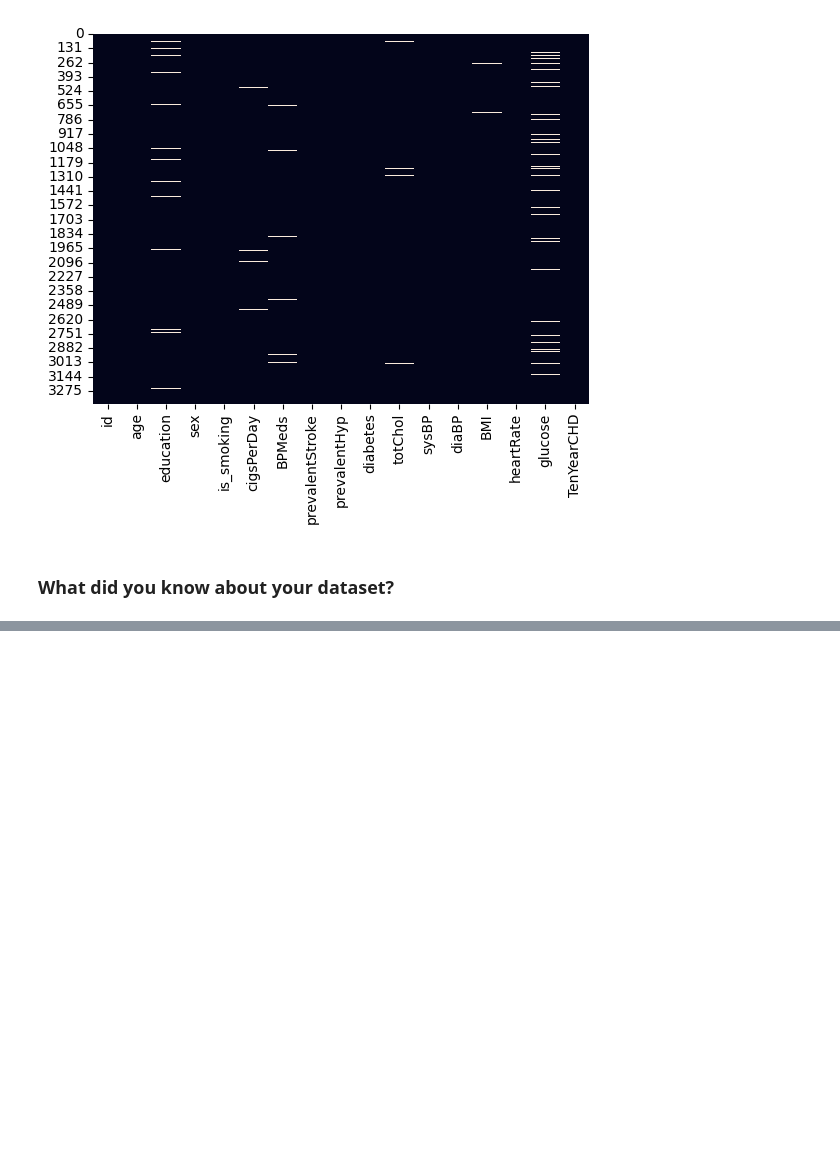
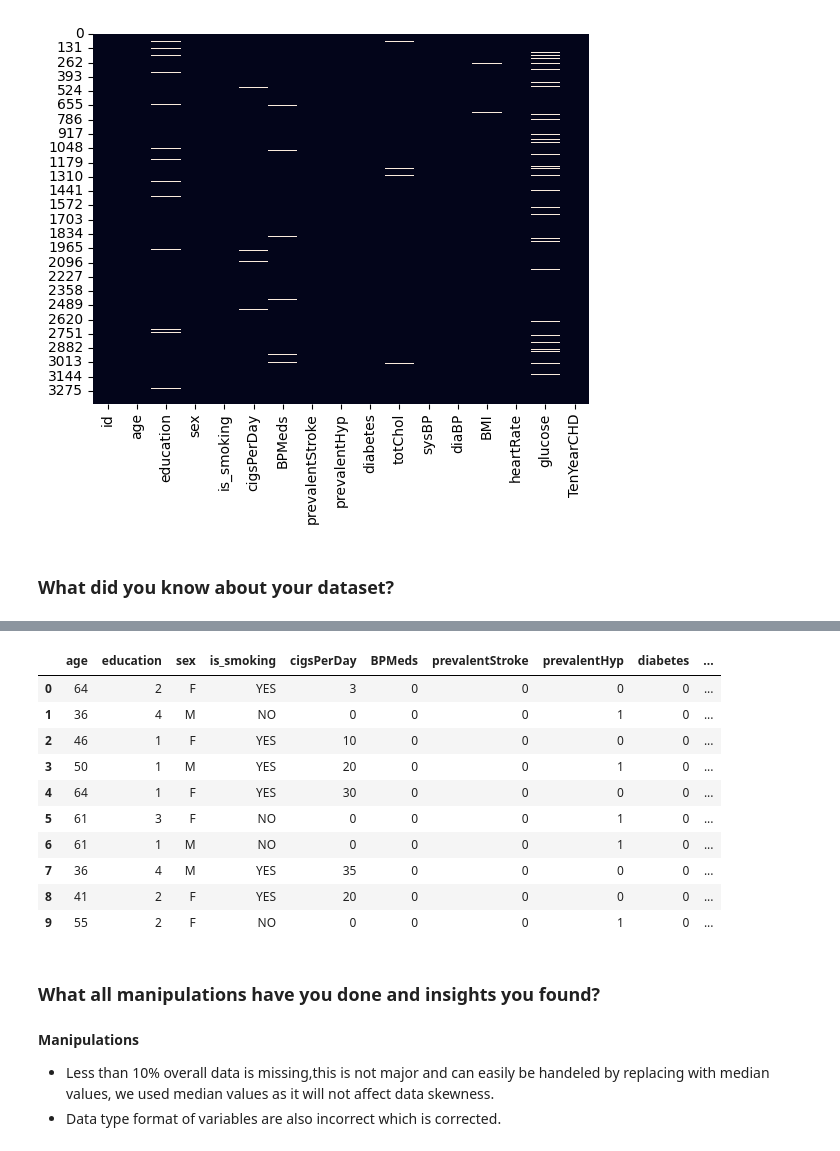
Before and after one commit to Rajat-Sri/Capstone-3-Cardiovascular-Risk-Prediction, a Jupyter notebook: Cardiovascular_Risk_Prediction.ipynb, the cells around one changed output, grey strips where cells are left out. Saved outputs shown, nothing was run; the diff lists cells and outputs as text; code cells hidden in the pictures; blank space fills up the shorter version.

```diff
--- a/Cardiovascular_Risk_Prediction.ipynb
+++ b/Cardiovascular_Risk_Prediction.ipynb
@@ -185,0 +285,12 @@ sns.heatmap(dataset.isnull(), cbar=False)
+# %%
+# Write your code to make your dataset analysis ready.
+
+# Create a copy of the current dataset and assigning to df
+df=dataset.copy()
+# %%
+# Dropping the id column because it will just act like indexing
+df.drop(columns=['id'], inplace=True)
+# %%
+# Replacing null values with the median
+for col in ['glucose','education','BPMeds','totChol','cigsPerDay','BMI','heartRate']:
+  df[col] = df[col].fillna(df[col].median())
@@ -185,0 +318,32 @@ sns.heatmap(dataset.isnull(), cbar=False)
+# %%
+# Changing datatype
+
+df['education'] = df['education'].astype(int)
+df['cigsPerDay'] = df['cigsPerDay'].astype(int)
+df['BPMeds'] = df['BPMeds'].astype(int)
+df['totChol'] = df['totChol'].astype(int)
+df['sysBP'] = df['sysBP'].astype(int)
+df['diaBP'] = df['diaBP'].astype(int)
+df['heartRate'] = df['heartRate'].astype(int)
+df['glucose'] = df['glucose'].astype(int)
+# %%
+# Checking dataset
+df.head(10)
+# %% [output]
+|  | age | education | sex | is_smoking | cigsPerDay | BPMeds | prevalentStroke | prevalentHyp | diabetes | ... |
+| 0 | 64 | 2 | F | YES | 3 | 0 | 0 | 0 | 0 | ... |
+| 1 | 36 | 4 | M | NO | 0 | 0 | 0 | 1 | 0 | ... |
+| 2 | 46 | 1 | F | YES | 10 | 0 | 0 | 0 | 0 | ... |
+| 3 | 50 | 1 | M | YES | 20 | 0 | 0 | 1 | 0 | ... |
+| 4 | 64 | 1 | F | YES | 30 | 0 | 0 | 0 | 0 | ... |
+| 5 | 61 | 3 | F | NO | 0 | 0 | 0 | 1 | 0 | ... |
+| 6 | 61 | 1 | M | NO | 0 | 0 | 0 | 1 | 0 | ... |
+| 7 | 36 | 4 | M | YES | 35 | 0 | 0 | 0 | 0 | ... |
+| 8 | 41 | 2 | F | YES | 20 | 0 | 0 | 0 | 0 | ... |
+| 9 | 55 | 2 | F | NO | 0 | 0 | 0 | 1 | 0 | ... |
+# %% [markdown]
+### What all manipulations have you done and insights you found?
+# %% [markdown]
+**Manipulations**
+ - Less than 10% overall data is missing,this is not major and can easily be handeled by replacing with median values, we used median values as it will not affect data skewness.
+ - Data type format of variables are also incorrect which is corrected.
```
Also changed, not shown: parts of 13 cells of this notebook.
